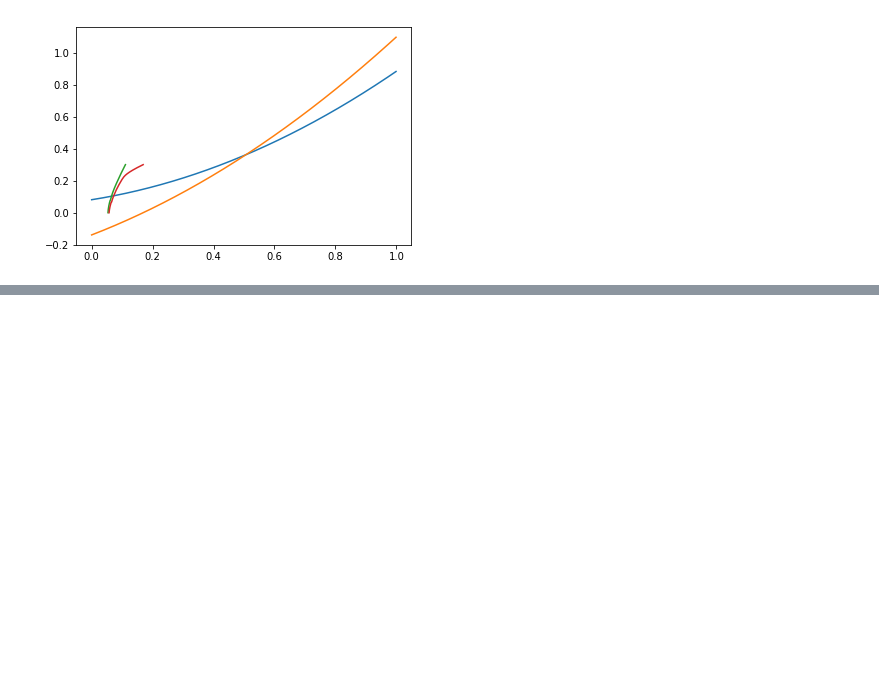
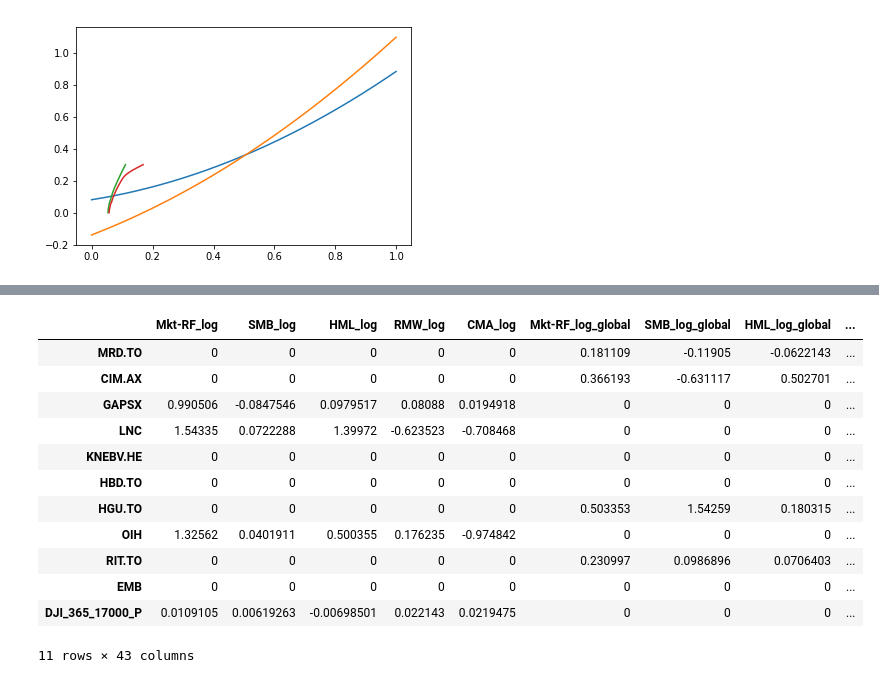
Before and after one commit to CherryADA/RoboAdvisor, a Jupyter notebook: Portfolio2nd_Demo.ipynb, the cells around one changed output, grey strips where cells are left out. Saved outputs shown, nothing was run; the diff lists cells and outputs as text; code cells hidden in the pictures; blank space fills up the shorter version.

```diff
--- a/Portfolio2nd_Demo.ipynb
+++ b/Portfolio2nd_Demo.ipynb
@@ -45,2 +65,2 @@ from Admin import PortfolioVaR
 # %%
-betas,VAR_test=PortfolioVaR(test_admin,start_date,test_admin.today)
+betas,VAR_test=PortfolioVaRV2(test_admin,start_date,test_admin.today,True)
@@ -49,3 +85,19 @@ model1=universe.fitFactorModel("HGU.TO",start_date,252*5)
+# %%
+betas
+# %% [output]
+|  | Mkt-RF_log | SMB_log | HML_log | RMW_log | CMA_log | Mkt-RF_log_global | SMB_log_global | HML_log_global | ... |
+| MRD.TO | 0 | 0 | 0 | 0 | 0 | 0.181109 | -0.11905 | -0.0622143 | ... |
+| CIM.AX | 0 | 0 | 0 | 0 | 0 | 0.366193 | -0.631117 | 0.502701 | ... |
+| GAPSX | 0.990506 | -0.0847546 | 0.0979517 | 0.08088 | 0.0194918 | 0 | 0 | 0 | ... |
+| LNC | 1.54335 | 0.0722288 | 1.39972 | -0.623523 | -0.708468 | 0 | 0 | 0 | ... |
+| KNEBV.HE | 0 | 0 | 0 | 0 | 0 | 0 | 0 | 0 | ... |
+| HBD.TO | 0 | 0 | 0 | 0 | 0 | 0 | 0 | 0 | ... |
+| HGU.TO | 0 | 0 | 0 | 0 | 0 | 0.503353 | 1.54259 | 0.180315 | ... |
+| OIH | 1.32562 | 0.0401911 | 0.500355 | 0.176235 | -0.974842 | 0 | 0 | 0 | ... |
+| RIT.TO | 0 | 0 | 0 | 0 | 0 | 0.230997 | 0.0986896 | 0.0706403 | ... |
+| EMB | 0 | 0 | 0 | 0 | 0 | 0 | 0 | 0 | ... |
+| DJI_365_17000_P | 0.0109105 | 0.00619263 | -0.00698501 | 0.022143 | 0.0219475 | 0 | 0 | 0 | ... |
+11 rows × 43 columns
 # %%
 for item in test_admin.PortfolioWeights.keys():
     print(universe.get_security(item).currency)
```
Also changed, not shown: parts of 16 cells of this notebook, 6 other files.
